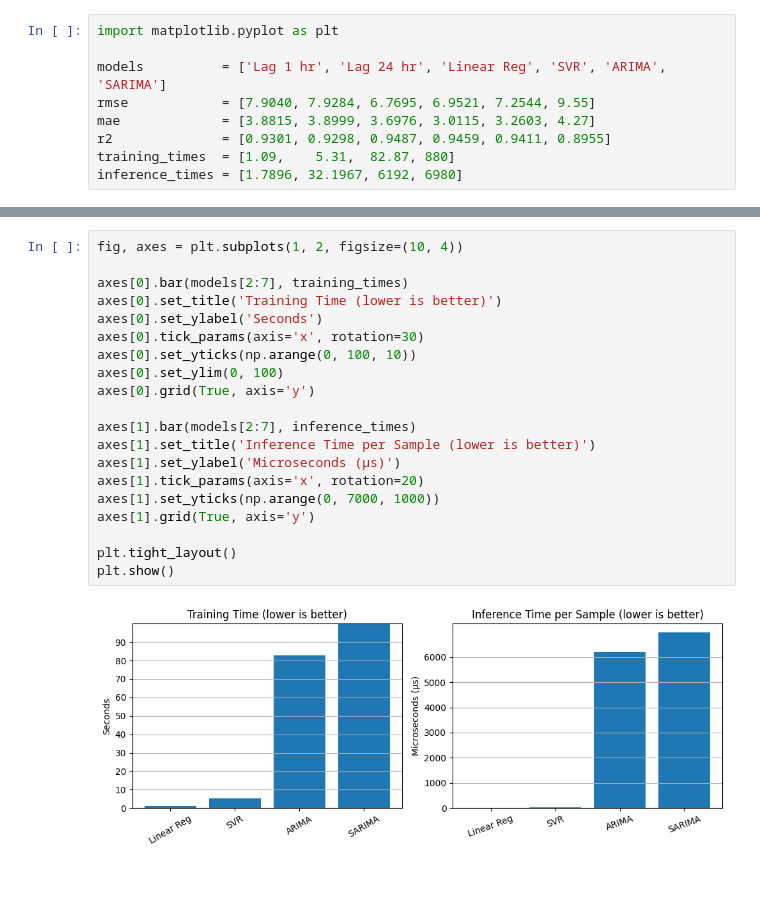
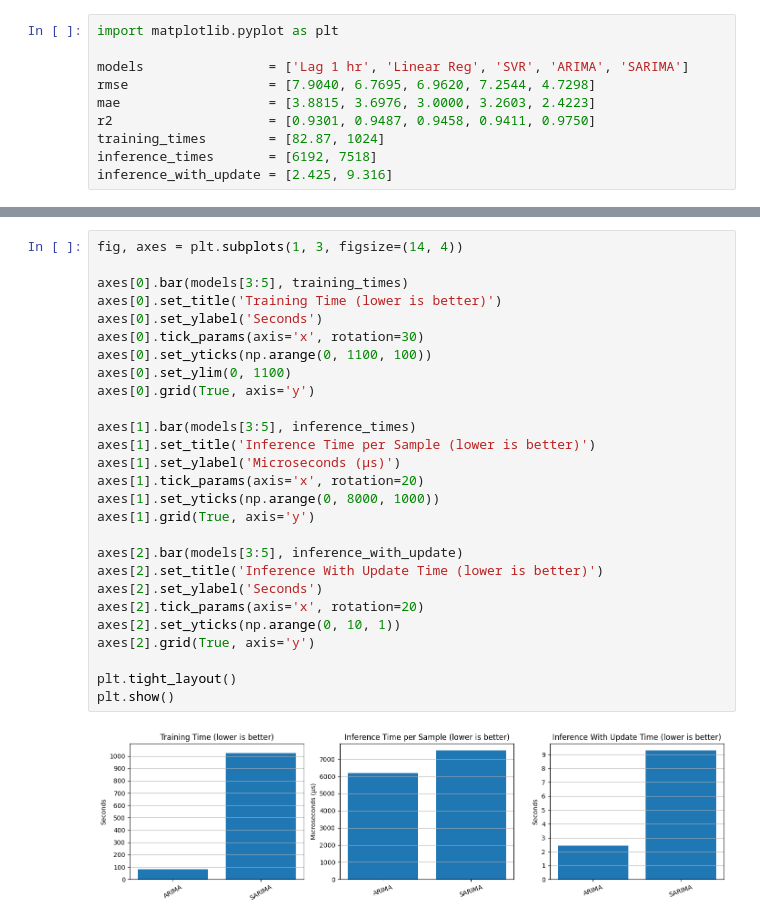
Before and after one commit to adarsha-7/pm25-forecasting, a Jupyter notebook: notebooks/experiments/exp_2/comparison.ipynb, the cells around one changed output, grey strips where cells are left out. Drawn from its saved outputs; the diff is of its cells as text; blank space fills up the shorter version.

```diff
--- a/notebooks/experiments/exp_2/comparison.ipynb
+++ b/notebooks/experiments/exp_2/comparison.ipynb
@@ -1,12 +1,13 @@
 # %%
 import matplotlib.pyplot as plt
 
-models          = ['Lag 1 hr', 'Lag 24 hr', 'Linear Reg', 'SVR', 'ARIMA', 'SARIMA']
-rmse            = [7.9040, 7.9284, 6.7695, 6.9521, 7.2544, 9.55]
-mae             = [3.8815, 3.8999, 3.6976, 3.0115, 3.2603, 4.27]
-r2              = [0.9301, 0.9298, 0.9487, 0.9459, 0.9411, 0.8955]
-training_times  = [1.09,    5.31,  82.87, 880]
-inference_times = [1.7896, 32.1967, 6192, 6980]
+models                = ['Lag 1 hr', 'Linear Reg', 'SVR', 'ARIMA', 'SARIMA']
+rmse                  = [7.9040, 6.7695, 6.9620, 7.2544, 4.7298]
+mae                   = [3.8815, 3.6976, 3.0000, 3.2603, 2.4223]
+r2                    = [0.9301, 0.9487, 0.9458, 0.9411, 0.9750]
+training_times        = [82.87, 1024]
+inference_times       = [6192, 7518]
+inference_with_update = [2.425, 9.316]
 # %%
 import numpy as np
 
@@ -38,22 +39,29 @@ plt.show()
 # %%
-fig, axes = plt.subplots(1, 2, figsize=(10, 4))
+fig, axes = plt.subplots(1, 3, figsize=(14, 4))
 
-axes[0].bar(models[2:7], training_times)
+axes[0].bar(models[3:5], training_times)
 axes[0].set_title('Training Time (lower is better)')
 axes[0].set_ylabel('Seconds')
 axes[0].tick_params(axis='x', rotation=30)
-axes[0].set_yticks(np.arange(0, 100, 10))
-axes[0].set_ylim(0, 100)
+axes[0].set_yticks(np.arange(0, 1100, 100))
+axes[0].set_ylim(0, 1100)
 axes[0].grid(True, axis='y')
 
-axes[1].bar(models[2:7], inference_times)
+axes[1].bar(models[3:5], inference_times)
 axes[1].set_title('Inference Time per Sample (lower is better)')
 axes[1].set_ylabel('Microseconds (µs)')
 axes[1].tick_params(axis='x', rotation=20)
-axes[1].set_yticks(np.arange(0, 7000, 1000))
+axes[1].set_yticks(np.arange(0, 8000, 1000))
 axes[1].grid(True, axis='y')
+
+axes[2].bar(models[3:5], inference_with_update)
+axes[2].set_title('Inference With Update Time (lower is better)')
+axes[2].set_ylabel('Seconds')
+axes[2].tick_params(axis='x', rotation=20)
+axes[2].set_yticks(np.arange(0, 10, 1))
+axes[2].grid(True, axis='y')
 
 plt.tight_layout()
 plt.show()
 # %% [output]
-[figure, old version]
+[figure, new version]
```
Also changed, not shown: parts of 1 cell of this notebook, 8 other files.
